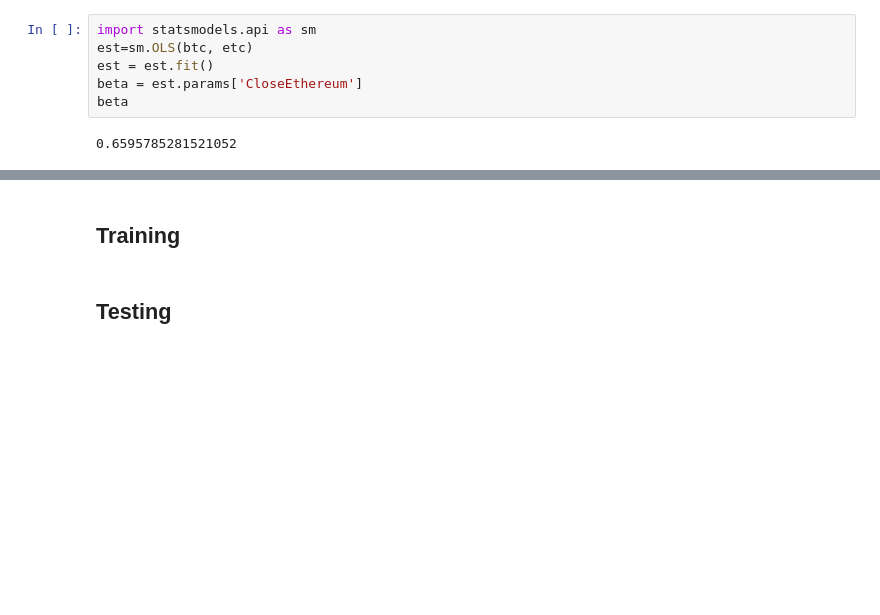
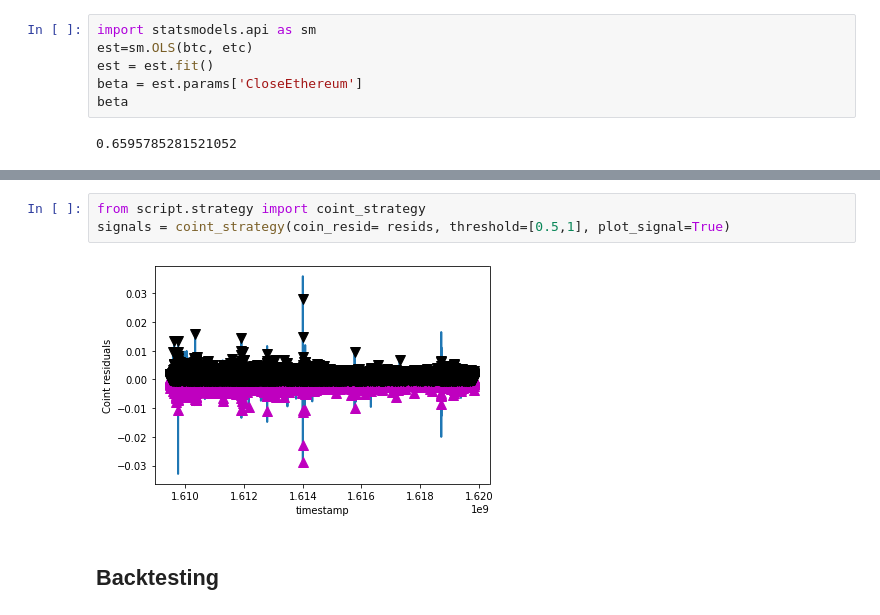
Before and after one commit to 123mitnik/Crypto_Forecasting_kaggle, a Jupyter notebook: cointegration_strategy.ipynb, the cells around one changed output, grey strips where cells are left out. Cells and saved outputs as stored; diff of their text form; blank space fills up the shorter version.

```diff
--- a/cointegration_strategy.ipynb
+++ b/cointegration_strategy.ipynb
@@ -92,4 +107,7 @@ It means $BTC - \beta* ETC$ is stationary over long-term, and giving us the trad
+# %%
+from script.strategy import coint_strategy
+signals = coint_strategy(coin_resid= resids, threshold=[0.5,1], plot_signal=True)
+# %% [output]
+[figure, added]
 # %% [markdown]
-## Training
+## Backtesting
-# %% [markdown]
-## Testing
```
Also changed, not shown: parts of 5 cells of this notebook.
